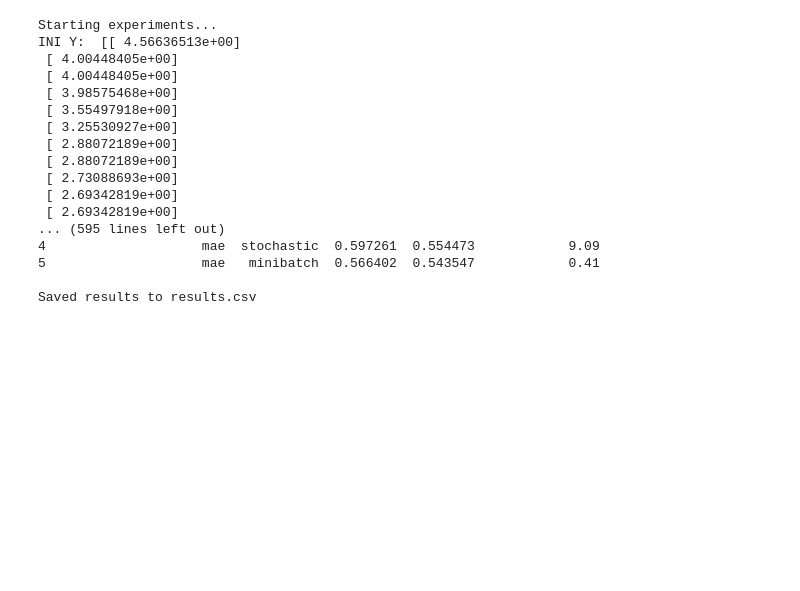
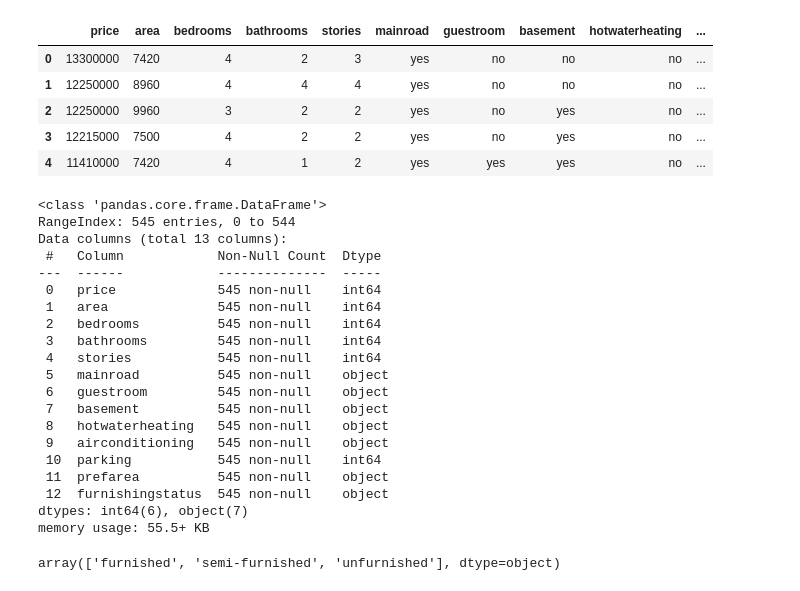
Before and after one commit to audihus/Neural-Network-from-Scratch, a Jupyter notebook: main.ipynb, the cells around one changed output. Cells and saved outputs as stored; diff of their text form; code cells hidden in the pictures; blank space fills up the shorter version.

```diff
--- a/main.ipynb
+++ b/main.ipynb
@@ -346,38 +0,0 @@ def run_experiments(csv_path,
-# %%
-# ----------------------------
-# Main runner
-# ----------------------------
-if __name__ == "__main__":
-    print("Starting experiments...")
-
-    results = run_experiments(CSV_PATH,
-                              hidden_neurons=HIDDEN_NEURONS,
-                              lr=LEARNING_RATE,
-                              max_epochs=MAX_EPOCHS,
-                              minibatch_size=MINIBATCH_SIZE,
-                              random_seed=RANDOM_SEED)
-
-    # save results
-    results_csv = "results.csv"
-    results.to_csv(results_csv, index=False)
-    print("\nAll experiments done. Results:")
-    print(results)
-    print(f"\nSaved results to {results_csv}")
-# %% [output]
-Starting experiments...
-INI Y:  [[ 4.56636513e+00]
- [ 4.00448405e+00]
- [ 4.00448405e+00]
- [ 3.98575468e+00]
- [ 3.55497918e+00]
- [ 3.25530927e+00]
- [ 2.88072189e+00]
- [ 2.88072189e+00]
- [ 2.73088693e+00]
- [ 2.69342819e+00]
- [ 2.69342819e+00]
-... (595 lines left out)
-4                    mae  stochastic  0.597261  0.554473            9.09
-5                    mae   minibatch  0.566402  0.543547            0.41
-
-Saved results to results.csv
@@ -398,0 +7,34 @@ print("RMSE (rupiah):", np.sqrt(mse))
+# %%
+df = pd.read_csv("Housing.csv")
+# %%
+df.head()
+# %% [output]
+|  | price | area | bedrooms | bathrooms | stories | mainroad | guestroom | basement | hotwaterheating | ... |
+| 0 | 13300000 | 7420 | 4 | 2 | 3 | yes | no | no | no | ... |
+| 1 | 12250000 | 8960 | 4 | 4 | 4 | yes | no | no | no | ... |
+| 2 | 12250000 | 9960 | 3 | 2 | 2 | yes | no | yes | no | ... |
+| 3 | 12215000 | 7500 | 4 | 2 | 2 | yes | no | yes | no | ... |
+| 4 | 11410000 | 7420 | 4 | 1 | 2 | yes | yes | yes | no | ... |
+# %%
+df.info()
+# %% [output]
+<class 'pandas.core.frame.DataFrame'>
+RangeIndex: 545 entries, 0 to 544
+Data columns (total 13 columns):
+ #   Column            Non-Null Count  Dtype
+---  ------            --------------  -----
+ 0   price             545 non-null    int64
+ 1   area              545 non-null    int64
+ 2   bedrooms          545 non-null    int64
+ 3   bathrooms         545 non-null    int64
+ 4   stories           545 non-null    int64
+ 5   mainroad          545 non-null    object
+ 6   guestroom         545 non-null    object
+ 7   basement          545 non-null    object
+ 8   hotwaterheating   545 non-null    object
+ 9   airconditioning   545 non-null    object
+ 10  parking           545 non-null    int64
+ 11  prefarea          545 non-null    object
+ 12  furnishingstatus  545 non-null    object
+dtypes: int64(6), object(7)
+memory usage: 55.5+ KB
@@ -398,0 +45,4 @@ print("RMSE (rupiah):", np.sqrt(mse))
+# %%
+df['furnishingstatus'].unique()
+# %% [output]
+array(['furnished', 'semi-furnished', 'unfurnished'], dtype=object)
```
Also changed, not shown: parts of 24 cells of this notebook, 8 other files.
